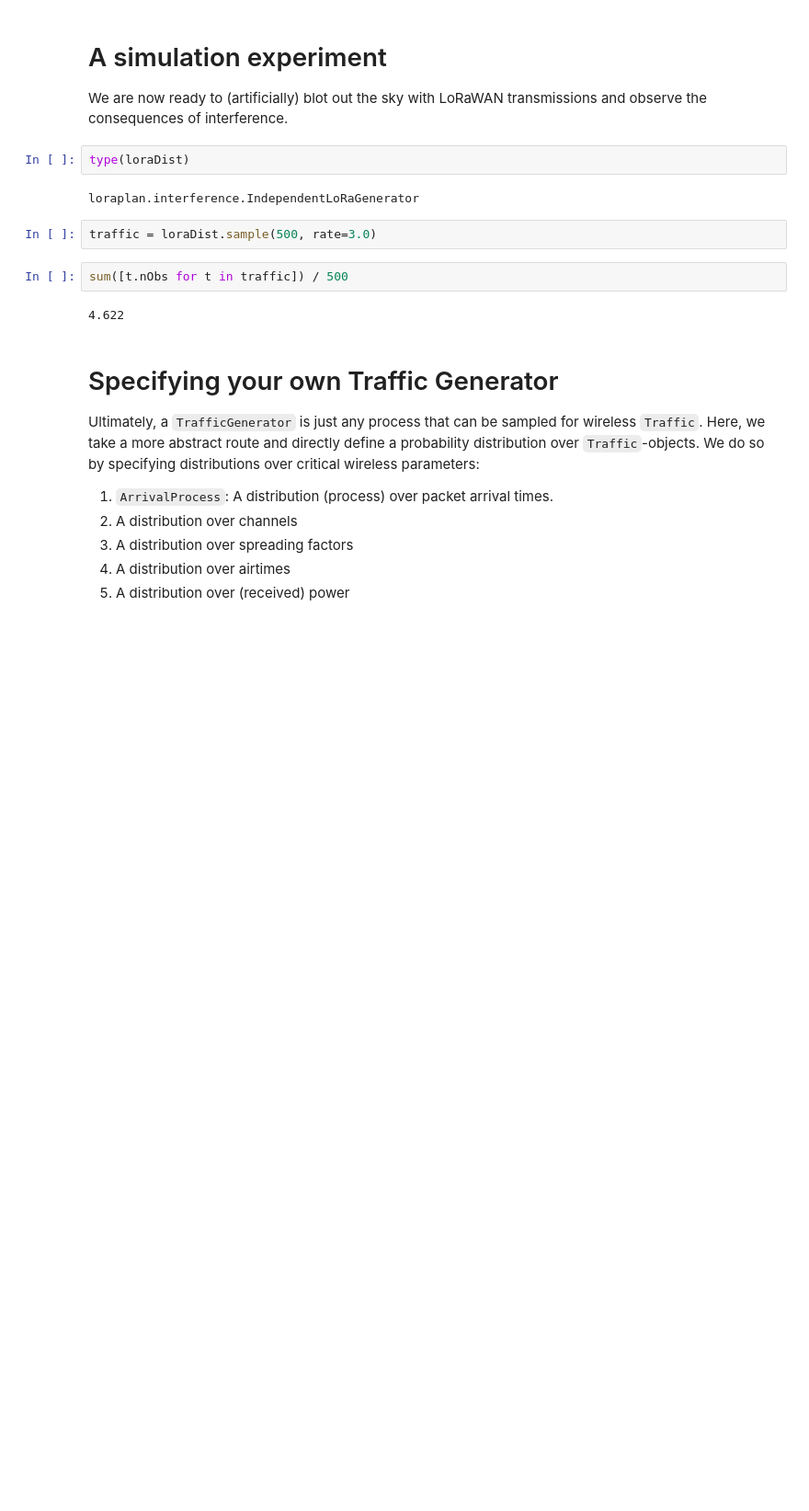
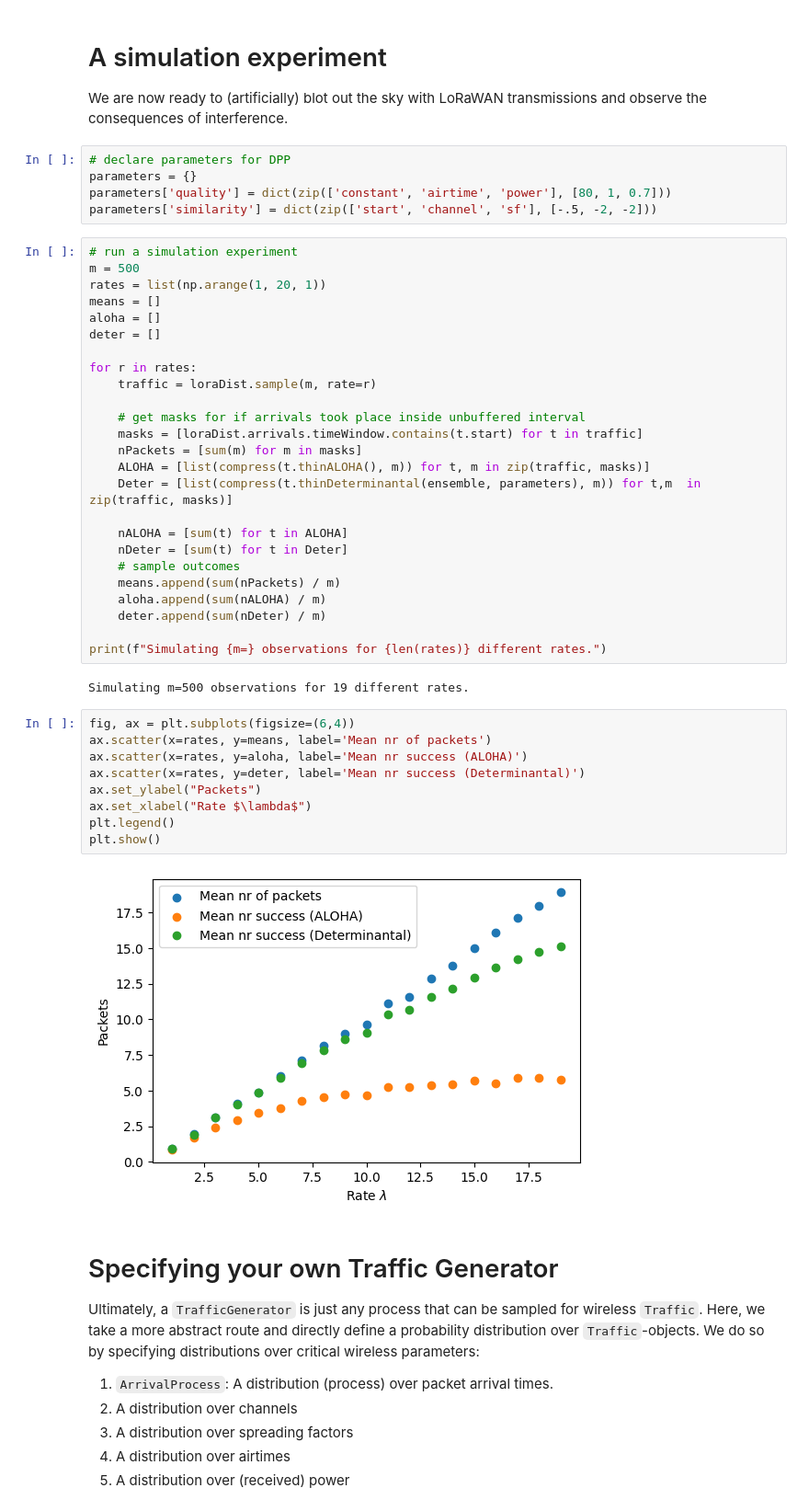
Before and after one commit to seaarts/lora-network-planner, a Jupyter notebook: notebooks/interference-simultion.ipynb, the cells around one changed output. Shown: that part at 92% size. Saved outputs shown, nothing was run; the diff lists cells and outputs as text; blank space fills up the shorter version.

Commit message:
Add experiment to inf nb

```diff
--- a/notebooks/interference-simultion.ipynb
+++ b/notebooks/interference-simultion.ipynb
@@ -142,15 +143,48 @@ traffic.plot(text=True, labels=labelsDet);
 
 We are now ready to (artificially) blot out the sky with LoRaWAN transmissions and observe the consequences of interference.
 # %%
-type(loraDist)
+# declare parameters for DPP
+parameters = {}
+parameters['quality'] = dict(zip(['constant', 'airtime', 'power'], [80, 1, 0.7]))
+parameters['similarity'] = dict(zip(['start', 'channel', 'sf'], [-.5, -2, -2]))
-# %% [output]
-loraplan.interference.IndependentLoRaGenerator
 # %%
-traffic = loraDist.sample(500, rate=3.0)
+# run a simulation experiment
+m = 500
+rates = list(np.arange(1, 20, 1))
+means = []
+aloha = []
+deter = []
+
+for r in rates:
+    traffic = loraDist.sample(m, rate=r)
+
+    # get masks for if arrivals took place inside unbuffered interval
+    masks = [loraDist.arrivals.timeWindow.contains(t.start) for t in traffic]
+    nPackets = [sum(m) for m in masks]
+    ALOHA = [list(compress(t.thinALOHA(), m)) for t, m in zip(traffic, masks)]
+    Deter = [list(compress(t.thinDeterminantal(ensemble, parameters), m)) for t,m  in zip(traffic, masks)]
+
+    nALOHA = [sum(t) for t in ALOHA]
+    nDeter = [sum(t) for t in Deter]
+    # sample outcomes
+    means.append(sum(nPackets) / m)
+    aloha.append(sum(nALOHA) / m)
+    deter.append(sum(nDeter) / m)
+
+print(f"Simulating {m=} observations for {len(rates)} different rates.")
+# %% [output]
+Simulating m=500 observations for 19 different rates.
 # %%
-sum([t.nObs for t in traffic]) / 500
+fig, ax = plt.subplots(figsize=(6,4))
+ax.scatter(x=rates, y=means, label='Mean nr of packets')
+ax.scatter(x=rates, y=aloha, label='Mean nr success (ALOHA)')
+ax.scatter(x=rates, y=deter, label='Mean nr success (Determinantal)')
+ax.set_ylabel("Packets")
+ax.set_xlabel("Rate $\lambda$")
+plt.legend()
+plt.show()
 # %% [output]
-4.622
+[figure, added]
 # %% [markdown]
 # Specifying your own Traffic Generator
 
```
Also changed, not shown: parts of 6 cells of this notebook.
